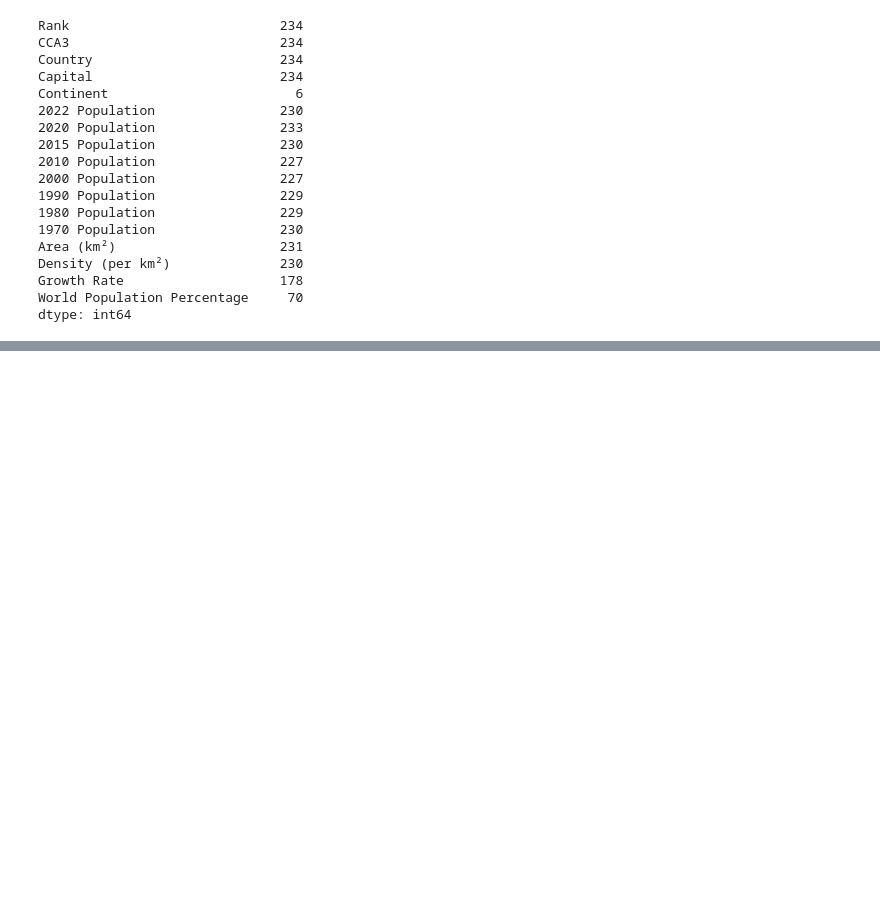
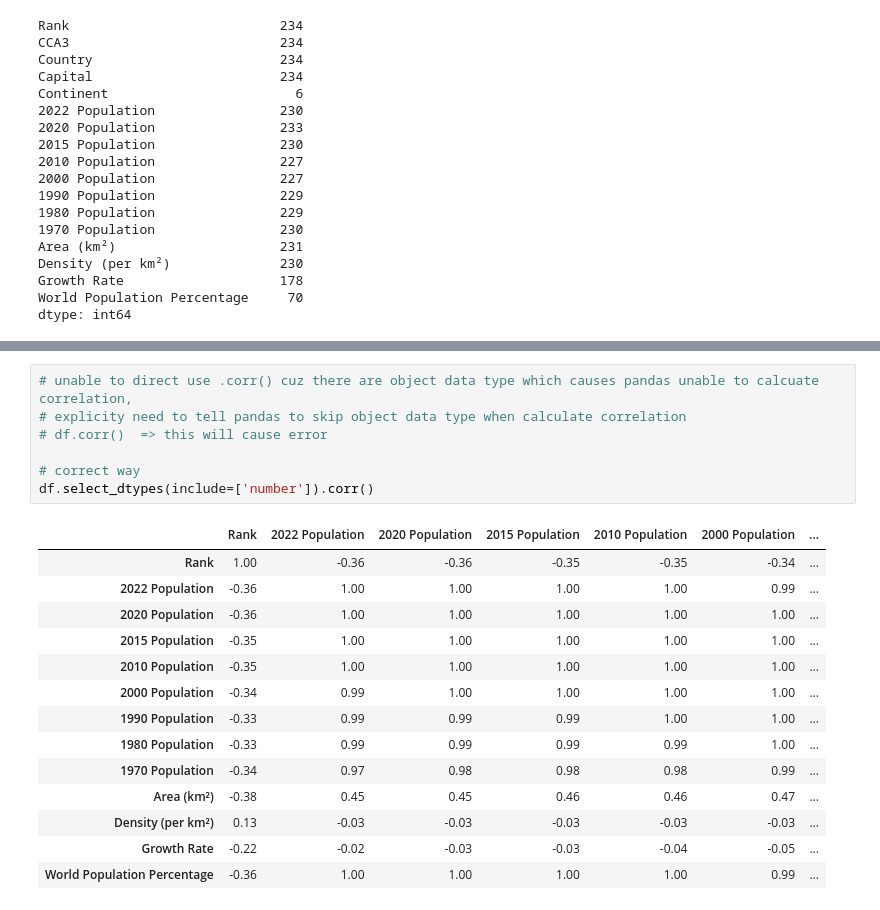
Before and after one commit to Pearl-15/EDA_in_Pandas, a Jupyter notebook: EDA_in_Pandas.ipynb, the cells around one changed output, grey strips where cells are left out. Cells and saved outputs as stored; diff of their text form; blank space fills up the shorter version.

Commit message:
sort population and explore correlation

```diff
--- a/EDA_in_Pandas.ipynb
+++ b/EDA_in_Pandas.ipynb
@@ -126,0 +167,22 @@ dtype: int64
+# %%
+# unable to direct use .corr() cuz there are object data type which causes pandas unable to calcuate correlation,
+# explicity need to tell pandas to skip object data type when calculate correlation
+# df.corr()  => this will cause error
+
+# correct way
+df.select_dtypes(include=['number']).corr()
+# %% [output]
+|  | Rank | 2022 Population | 2020 Population | 2015 Population | 2010 Population | 2000 Population | ... |
+| Rank | 1.00 | -0.36 | -0.36 | -0.35 | -0.35 | -0.34 | ... |
+| 2022 Population | -0.36 | 1.00 | 1.00 | 1.00 | 1.00 | 0.99 | ... |
+| 2020 Population | -0.36 | 1.00 | 1.00 | 1.00 | 1.00 | 1.00 | ... |
+| 2015 Population | -0.35 | 1.00 | 1.00 | 1.00 | 1.00 | 1.00 | ... |
+| 2010 Population | -0.35 | 1.00 | 1.00 | 1.00 | 1.00 | 1.00 | ... |
+| 2000 Population | -0.34 | 0.99 | 1.00 | 1.00 | 1.00 | 1.00 | ... |
+| 1990 Population | -0.33 | 0.99 | 0.99 | 0.99 | 1.00 | 1.00 | ... |
+| 1980 Population | -0.33 | 0.99 | 0.99 | 0.99 | 0.99 | 1.00 | ... |
+| 1970 Population | -0.34 | 0.97 | 0.98 | 0.98 | 0.98 | 0.99 | ... |
+| Area (km²) | -0.38 | 0.45 | 0.45 | 0.46 | 0.46 | 0.47 | ... |
+| Density (per km²) | 0.13 | -0.03 | -0.03 | -0.03 | -0.03 | -0.03 | ... |
+| Growth Rate | -0.22 | -0.02 | -0.03 | -0.03 | -0.04 | -0.05 | ... |
+| World Population Percentage | -0.36 | 1.00 | 1.00 | 1.00 | 1.00 | 0.99 | ... |
```
Also changed, not shown: parts of 6 cells of this notebook.
